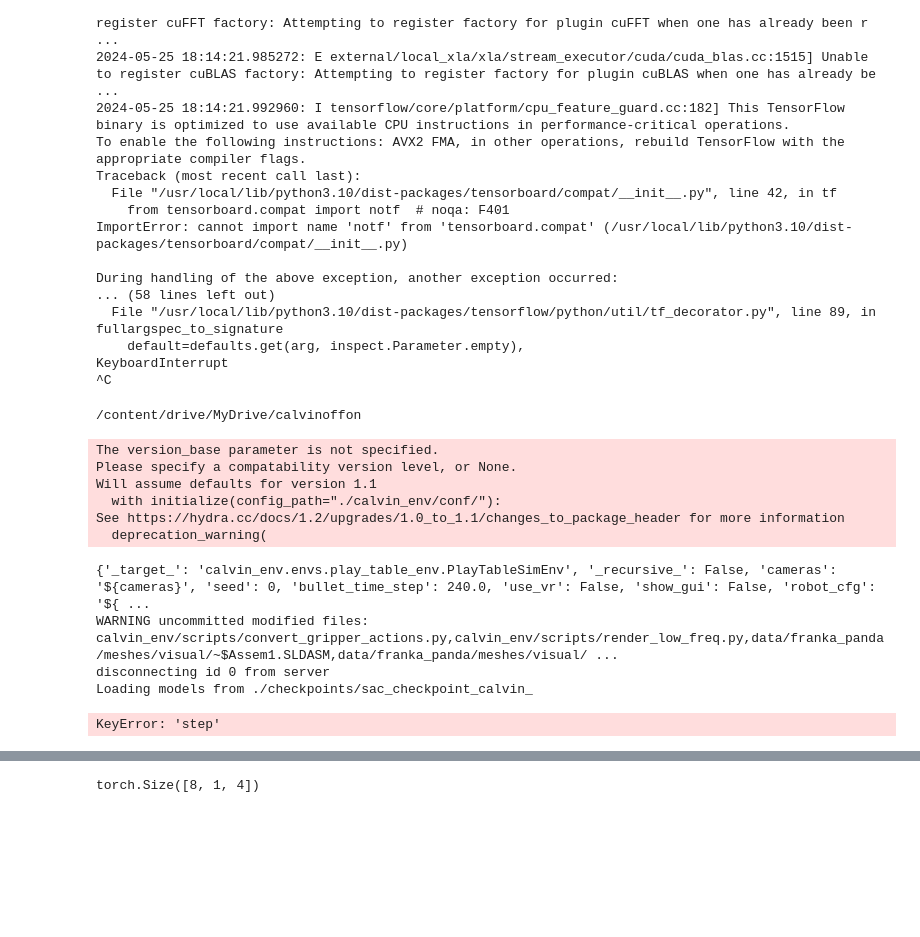
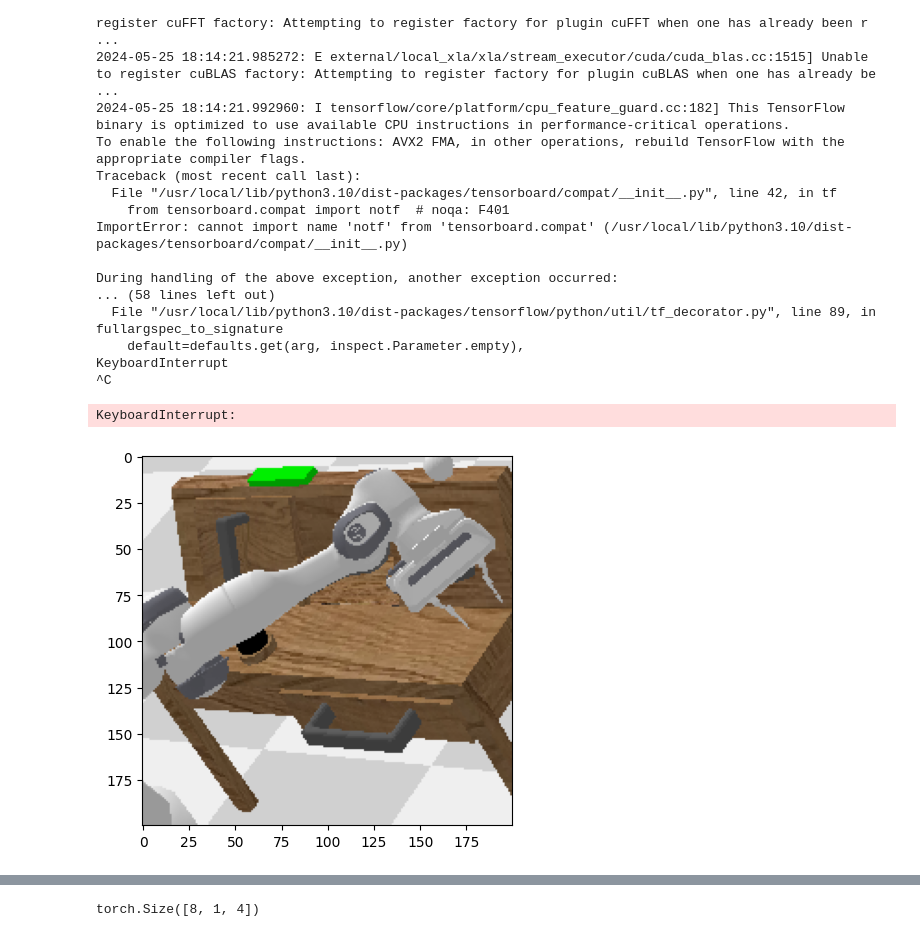
Before and after one commit to DonkeyU99/Off2OnCalvin, a Jupyter notebook: Guideline.ipynb, the cells around one changed output, grey strips where cells are left out. Drawn from its saved outputs; the diff is of its cells as text; code cells hidden in the pictures; blank space fills up the shorter version.

```diff
--- a/Guideline.ipynb
+++ b/Guideline.ipynb
@@ -179,11 +181,12 @@ args.gamma = 0
 args.tau = 0
 args.lr = 0
 args.alpha = 0
+args.out_dim = 32
 args.automatic_entropy_tuning = False
 args.target_update_interval = 1
 args.seed = 123456
 args.cuda = True
-args.hidden_size =1024
+args.hidden_size = 512
 args.n_tasks=34
 args.reduction_dim=100
 args.temp=0.05
@@ -229,7 +232,7 @@ new_env_cfg = {**cfg.env}
 new_env_cfg["tasks"] = cfg.tasks
 new_env_cfg.pop('_target_', None)
 new_env_cfg.pop('_recursive_', None)
-env = calvin.Custom_Calvin_Env(sparse_reward_val=10,**new_env_cfg)
+env = calvin.Custom_Calvin_Env(sparse_reward_val=1,**new_env_cfg)
 
 env.reset()
 
@@ -238,57 +241,69 @@ from language_soft_actor_critic import off2on_sac
 
 agent =off2on_sac.Off2On_SAC(39,384,100,torch.zeros((34, 100)),env.action_space,args)
 agent.load_checkpoint('./checkpoints/sac_checkpoint_calvin_', evaluate=True)
-for epi_idx in np.random.permutation(len(eval_dataset)):
+for epi_idx in np.random.permutation(np.arange(len(eval_dataset))):
   episode = eval_dataset[epi_idx]
 
   language_embedding = torch.tensor(episode['emb'].reshape(1,-1))
   init_robot_obs = episode['robot_obs'][0,:]
   init_scene_obs = episode['scene_obs'][0,:]
   task = episode['task']
   ##task idx
   task_id = train_dataset.get_task_id(task)
 
+  robot_g = episode['robot_obs'][-1,:]
+  scene_g = episode['scene_obs'][-1,:]
+
+  goal = np.concatenate([robot_g,scene_g]).reshape(1,-1)
+  #key = trainlang_emb/np.linalg.norm(self.lang_emb,axis=1,keepdims=True)
+  #      lang_sim = np.einsum('ij,kj->ik', query_lang, self.lang_emb).squeeze() / self.temp # dim (34,)
+  #        lang_sim -= np.max(lang_sim)
+  #        prior = np.einsum('i,j->ij', multiplier_t, lang_sim) # dim (L, 34)
+  #        #log_softmax
+  #        prior = prior-np.max(prior,axis=1,keepdims=True)
+  #        prior = np.exp(prior)
+  #        softmax = prior/np.sum(prior,axis=1,keepdims=True)
+
   observation = env.reset(scene_obs=init_scene_obs,robot_obs=init_robot_obs)
-  max_epi_length = 64
+  max_epi_length = 128
 
   curr_epi_length = 0
   done = False
+  render_interval = 4
+  action_smoothing_coef = 0
+  prev_action = np.zeros(7)
   while not done and curr_epi_length < max_epi_length:
     #print(observation['robot_obs'].shape)
     #print(observation['scene_obs'].shape)
     #print(language_embedding.shape)
     #print(np.concatenate([observation['robot_obs'],observation['scene_obs']]).shape)
     state = np.concatenate([observation['robot_obs'],observation['scene_obs']]).reshape(1,-1)
 
+
+
     prior = torch.zeros((1,34))
     prior[0,task_id] = 1
 
-    action = agent.select_action(observation,torch.tensor(task_id).unsqueeze(0),prior)
+    curr_action = agent.select_action(torch.FloatTensor(state),torch.tensor(task_id).unsqueeze(0))
+
+    action = action_smoothing_coef*prev_action + (1-action_smoothing_coef)*curr_action
+    prev_action = curr_action
     if(action[-1]>0):
       action[-1]=1
     else:
       action[-1]=-1
 
-    print(action)
-
     observation, reward, done, info = env.step(action)
     #The observation is given as a dictionary with different values
-    rgb = env.render(mode="rgb_array")[:,:,:]#::-1
-    display.clear_output(wait=True)
-    display.display(plt.gcf())
-    print(f"Current Task - {task}")
-    plt.imshow(rgb)
+    if(curr_epi_length % render_interval == 0):
+      print(action)
+      rgb = env.render(mode="rgb_array")[:,:,:]#::-1
+      display.clear_output(wait=True)
+      display.display(plt.gcf())
+      print(f"Current Task - {task}")
+      print(task_id)
+      plt.imshow(rgb)
     curr_epi_length += 1
 # %% [output]
-/content/drive/MyDrive/calvinoffon
+KeyboardInterrupt:
-The version_base parameter is not specified.
-Please specify a compatability version level, or None.
-Will assume defaults for version 1.1
-  with initialize(config_path="./calvin_env/conf/"):
-See https://hydra.cc/docs/1.2/upgrades/1.0_to_1.1/changes_to_package_header for more information
-  deprecation_warning(
-{'_target_': 'calvin_env.envs.play_table_env.PlayTableSimEnv', '_recursive_': False, 'cameras': '${cameras}', 'seed': 0, 'bullet_time_step': 240.0, 'use_vr': False, 'show_gui': False, 'robot_cfg': '${ ...
-WARNING uncommitted modified files: calvin_env/scripts/convert_gripper_actions.py,calvin_env/scripts/render_low_freq.py,data/franka_panda/meshes/visual/~$Assem1.SLDASM,data/franka_panda/meshes/visual/ ...
-disconnecting id 0 from server
-Loading models from ./checkpoints/sac_checkpoint_calvin_
-KeyError: 'step'
+[figure, added]
```
Also changed, not shown: parts of 9 cells of this notebook, 5 other files.
